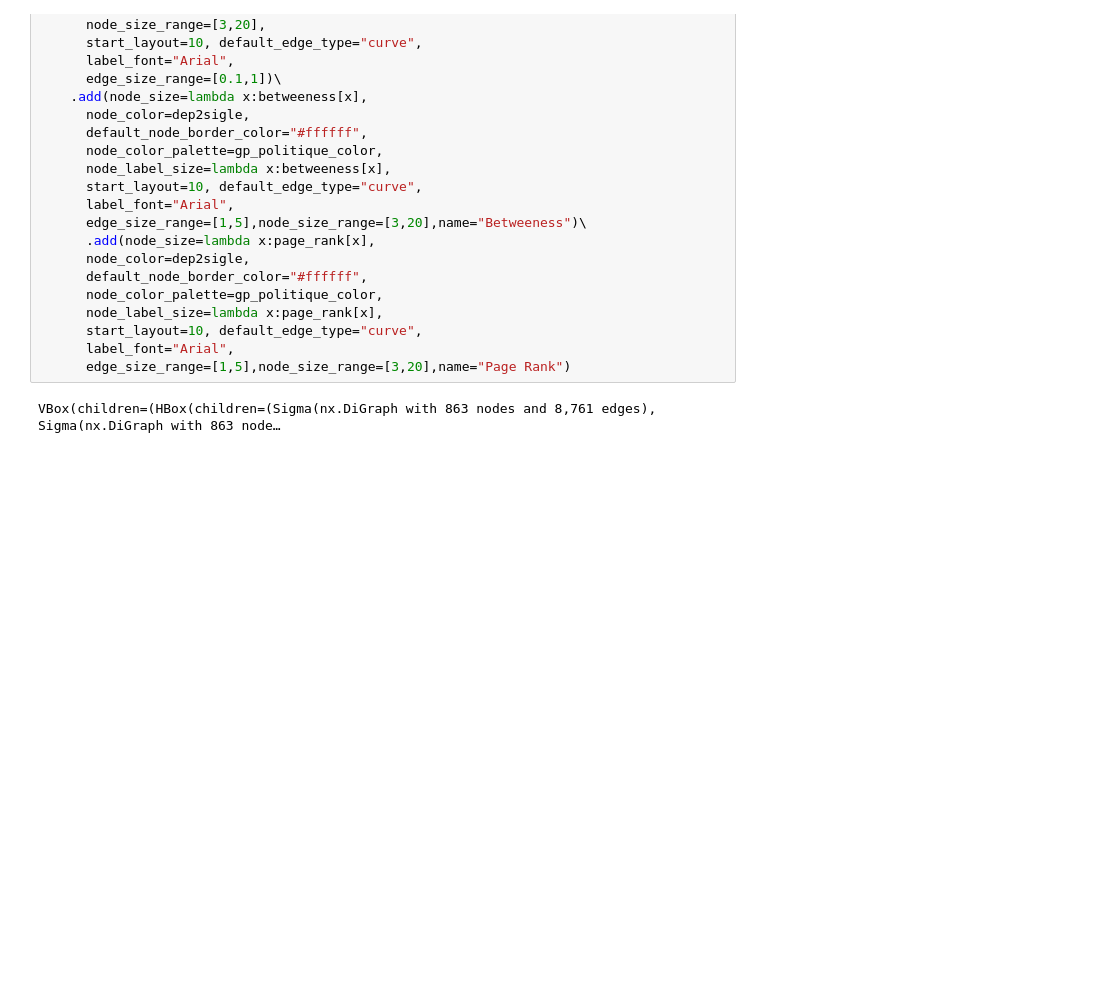
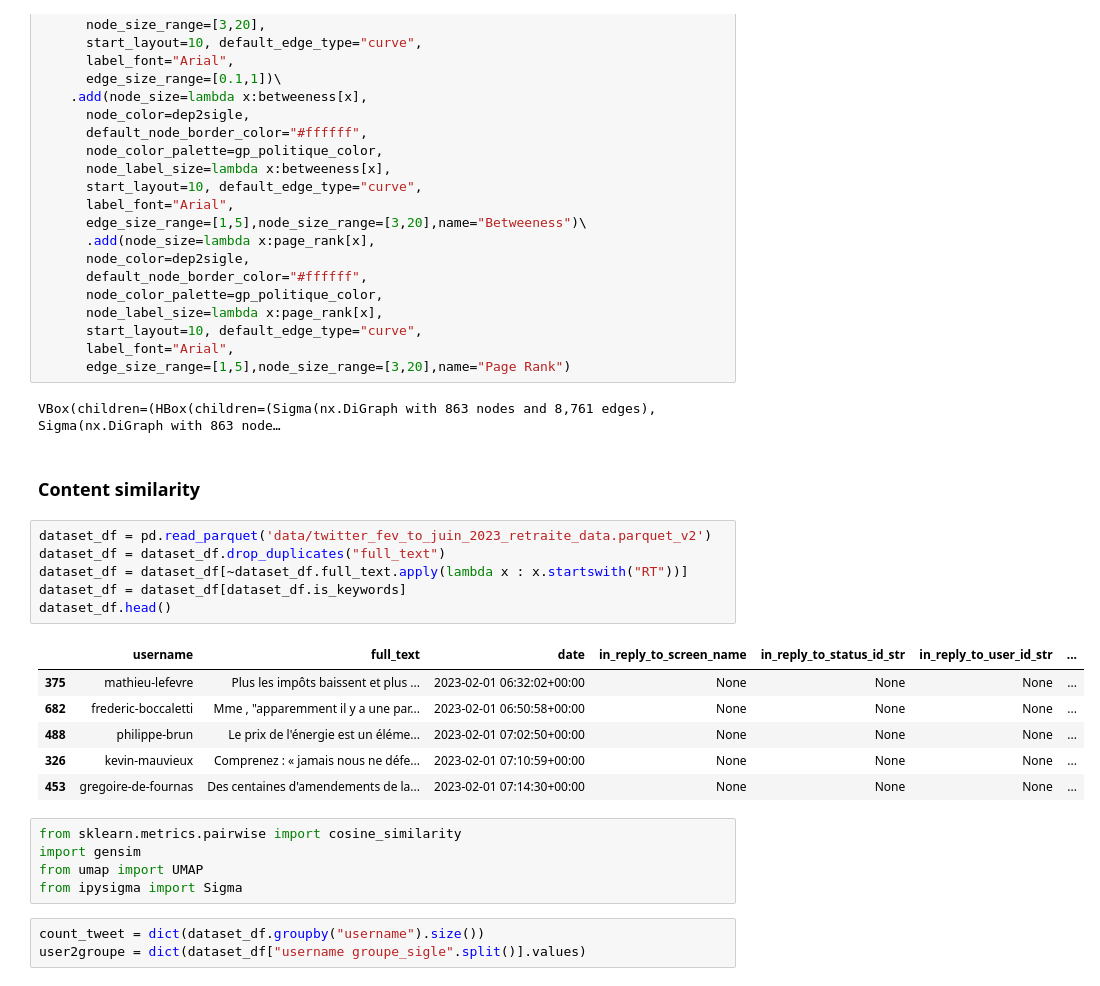
Before and after one commit to Jacobe2169/retraite-debat-2023-book.github.io, a Jupyter notebook: 03_debat_depute_twitter.ipynb, the cells around one changed output. Saved outputs shown, nothing was run; the diff lists cells and outputs as text; blank space fills up the shorter version.

Commit message:
Add author embedding similarity

```diff
--- a/03_debat_depute_twitter.ipynb
+++ b/03_debat_depute_twitter.ipynb
@@ -116,3 +118,26 @@ SigmaGrid(G,hide_search=False,columns=2).add(node_size=G.in_degree,name="In Degr
       edge_size_range=[1,5],node_size_range=[3,20],name="Page Rank")
 # %% [output]
 VBox(children=(HBox(children=(Sigma(nx.DiGraph with 863 nodes and 8,761 edges), Sigma(nx.DiGraph with 863 node…
+# %% [markdown]
+### Content similarity
+# %%
+dataset_df = pd.read_parquet('data/twitter_fev_to_juin_2023_retraite_data.parquet_v2')
+dataset_df = dataset_df.drop_duplicates("full_text")
+dataset_df = dataset_df[~dataset_df.full_text.apply(lambda x : x.startswith("RT"))]
+dataset_df = dataset_df[dataset_df.is_keywords]
+dataset_df.head()
+# %% [output]
+|  | username | full_text | date | in_reply_to_screen_name | in_reply_to_status_id_str | in_reply_to_user_id_str | ... |
+| 375 | mathieu-lefevre | Plus les impôts baissent et plus ... | 2023-02-01 06:32:02+00:00 | None | None | None | ... |
+| 682 | frederic-boccaletti | Mme , "apparemment il y a une par... | 2023-02-01 06:50:58+00:00 | None | None | None | ... |
+| 488 | philippe-brun | Le prix de l'énergie est un éléme... | 2023-02-01 07:02:50+00:00 | None | None | None | ... |
+| 326 | kevin-mauvieux | Comprenez : « jamais nous ne défe... | 2023-02-01 07:10:59+00:00 | None | None | None | ... |
+| 453 | gregoire-de-fournas | Des centaines d'amendements de la... | 2023-02-01 07:14:30+00:00 | None | None | None | ... |
+# %%
+from sklearn.metrics.pairwise import cosine_similarity
+import gensim
+from umap import UMAP
+from ipysigma import Sigma
+# %%
+count_tweet = dict(dataset_df.groupby("username").size())
+user2groupe = dict(dataset_df["username groupe_sigle".split()].values)
```
Also changed, not shown: parts of 6 cells of this notebook, 2 other files.
